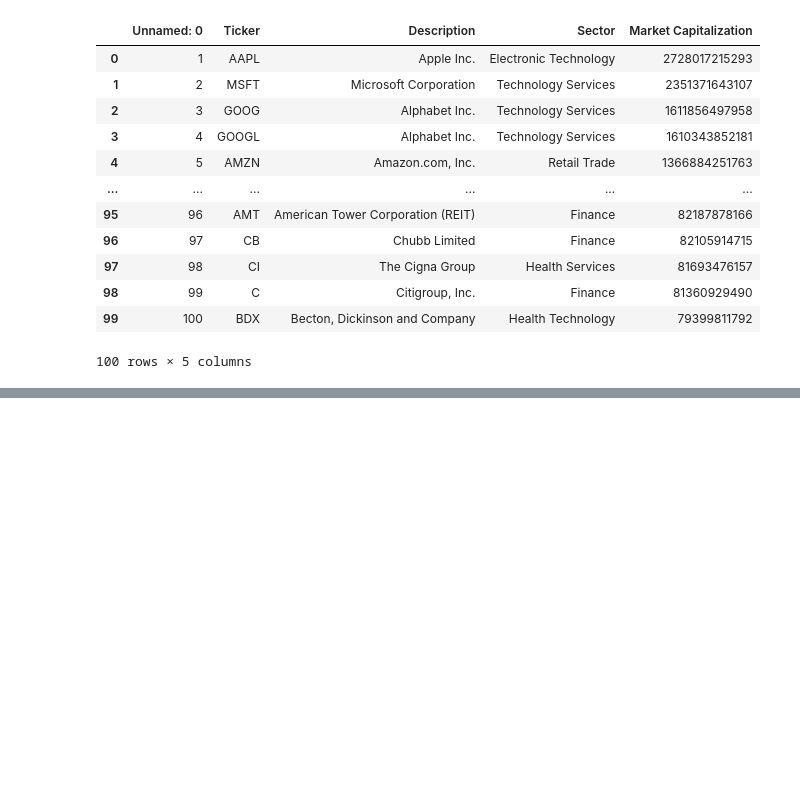
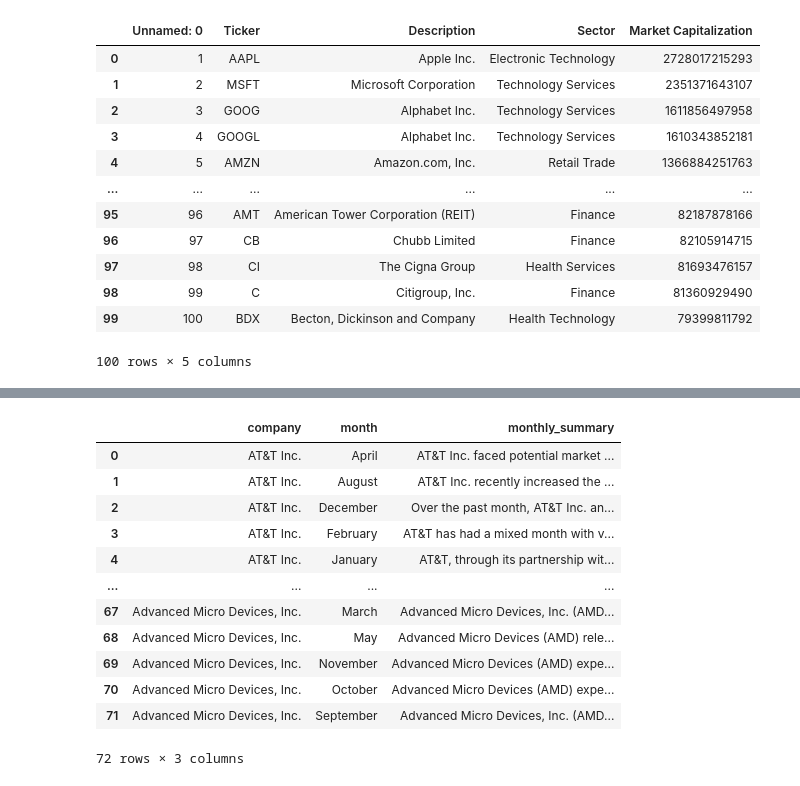
Before and after one commit to Margo-Kim/hacklytics2024_topV_, a Jupyter notebook: 01_Progressive_News.ipynb, the cells around one changed output, grey strips where cells are left out. Saved outputs shown, nothing was run; the diff lists cells and outputs as text; code cells hidden in the pictures; blank space fills up the shorter version.

```diff
--- a/01_Progressive_News.ipynb
+++ b/01_Progressive_News.ipynb
@@ -154,0 +314,17 @@ df_top_100
+# %%
+comp6 = pd.read_csv("/Users/qlin/Desktop/summary.csv")
+comp6
+# %% [output]
+|  | company | month | monthly_summary |
+| 0 | AT&T Inc. | April | AT&T Inc. faced potential market ... |
+| 1 | AT&T Inc. | August | AT&T Inc. recently increased the ... |
+| 2 | AT&T Inc. | December | Over the past month, AT&T Inc. an... |
+| 3 | AT&T Inc. | February | AT&T has had a mixed month with v... |
+| 4 | AT&T Inc. | January | AT&T, through its partnership wit... |
+| ... | ... | ... | ... |
+| 67 | Advanced Micro Devices, Inc. | March | Advanced Micro Devices, Inc. (AMD... |
+| 68 | Advanced Micro Devices, Inc. | May | Advanced Micro Devices (AMD) rele... |
+| 69 | Advanced Micro Devices, Inc. | November | Advanced Micro Devices (AMD) expe... |
+| 70 | Advanced Micro Devices, Inc. | October | Advanced Micro Devices (AMD) expe... |
+| 71 | Advanced Micro Devices, Inc. | September | Advanced Micro Devices, Inc. (AMD... |
+72 rows × 3 columns
```
Also changed, not shown: parts of 33 cells of this notebook.
